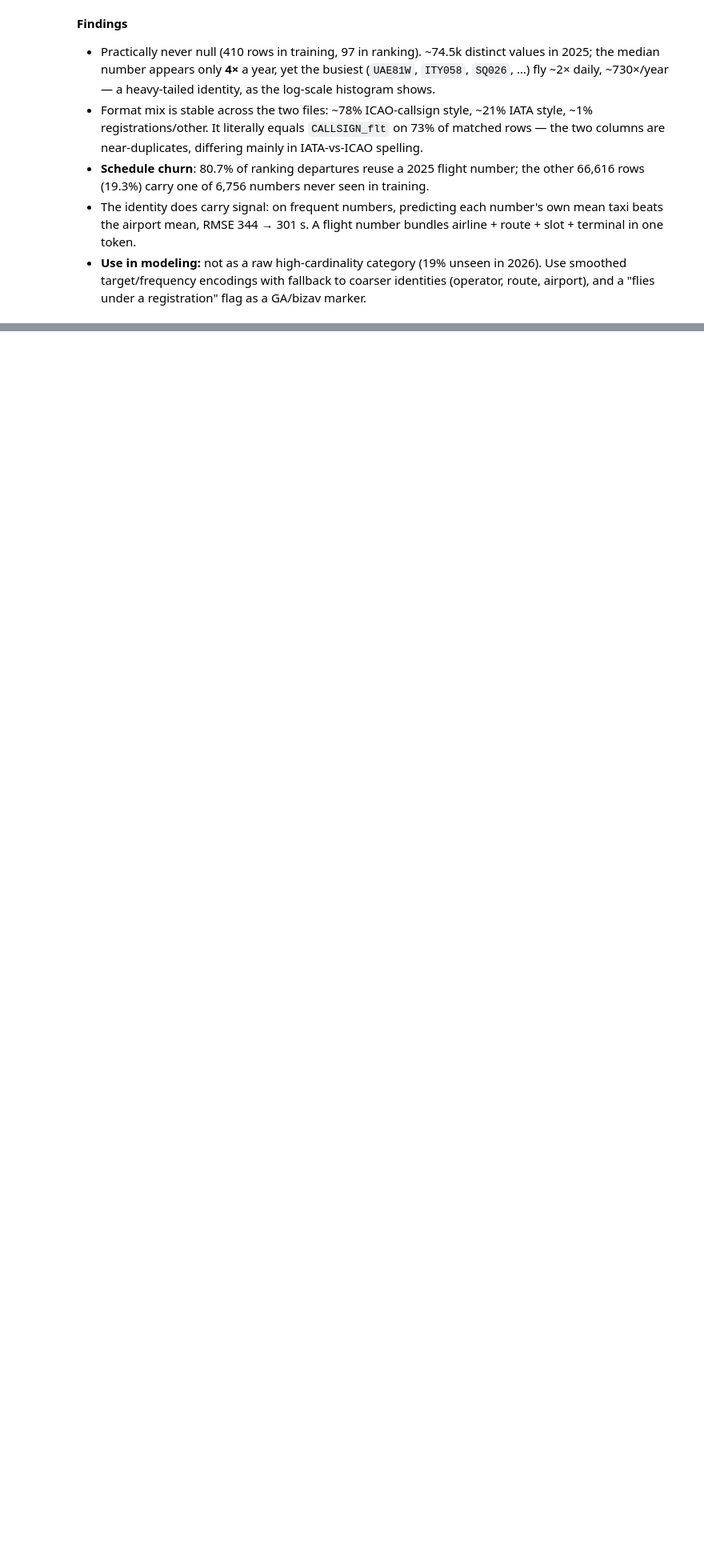
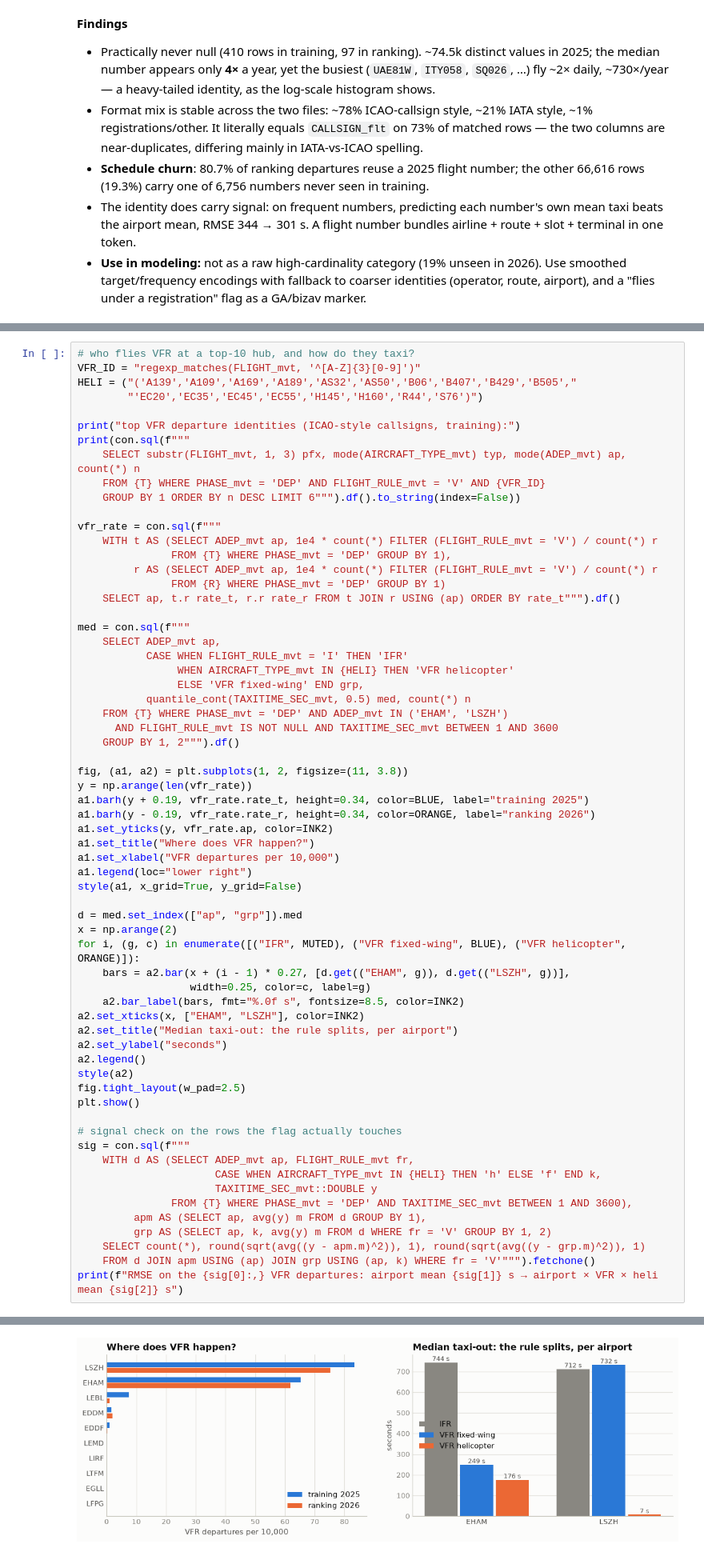
Before and after one commit to Goxmen/prc2026-unique-rose, a Jupyter notebook: eda/feature_sweep.ipynb, the cells around one changed output, grey strips where cells are left out. Shown at 80% size. Drawn from its saved outputs; the diff is of its cells as text; blank space fills up the shorter version.

```diff
--- a/eda/feature_sweep.ipynb
+++ b/eda/feature_sweep.ipynb
@@ -1200,0 +1282,65 @@ plt.show()
+# %%
+# who flies VFR at a top-10 hub, and how do they taxi?
+VFR_ID = "regexp_matches(FLIGHT_mvt, '^[A-Z]{3}[0-9]')"
+HELI = ("('A139','A109','A169','A189','AS32','AS50','B06','B407','B429','B505',"
+        "'EC20','EC35','EC45','EC55','H145','H160','R44','S76')")
+
+print("top VFR departure identities (ICAO-style callsigns, training):")
+print(con.sql(f"""
+    SELECT substr(FLIGHT_mvt, 1, 3) pfx, mode(AIRCRAFT_TYPE_mvt) typ, mode(ADEP_mvt) ap, count(*) n
+    FROM {T} WHERE PHASE_mvt = 'DEP' AND FLIGHT_RULE_mvt = 'V' AND {VFR_ID}
+    GROUP BY 1 ORDER BY n DESC LIMIT 6""").df().to_string(index=False))
+
+vfr_rate = con.sql(f"""
+    WITH t AS (SELECT ADEP_mvt ap, 1e4 * count(*) FILTER (FLIGHT_RULE_mvt = 'V') / count(*) r
+               FROM {T} WHERE PHASE_mvt = 'DEP' GROUP BY 1),
+         r AS (SELECT ADEP_mvt ap, 1e4 * count(*) FILTER (FLIGHT_RULE_mvt = 'V') / count(*) r
+               FROM {R} WHERE PHASE_mvt = 'DEP' GROUP BY 1)
+    SELECT ap, t.r rate_t, r.r rate_r FROM t JOIN r USING (ap) ORDER BY rate_t""").df()
+
+med = con.sql(f"""
+    SELECT ADEP_mvt ap,
+           CASE WHEN FLIGHT_RULE_mvt = 'I' THEN 'IFR'
+                WHEN AIRCRAFT_TYPE_mvt IN {HELI} THEN 'VFR helicopter'
+                ELSE 'VFR fixed-wing' END grp,
+           quantile_cont(TAXITIME_SEC_mvt, 0.5) med, count(*) n
+    FROM {T} WHERE PHASE_mvt = 'DEP' AND ADEP_mvt IN ('EHAM', 'LSZH')
+      AND FLIGHT_RULE_mvt IS NOT NULL AND TAXITIME_SEC_mvt BETWEEN 1 AND 3600
+    GROUP BY 1, 2""").df()
+
+fig, (a1, a2) = plt.subplots(1, 2, figsize=(11, 3.8))
+y = np.arange(len(vfr_rate))
+a1.barh(y + 0.19, vfr_rate.rate_t, height=0.34, color=BLUE, label="training 2025")
+a1.barh(y - 0.19, vfr_rate.rate_r, height=0.34, color=ORANGE, label="ranking 2026")
+a1.set_yticks(y, vfr_rate.ap, color=INK2)
+a1.set_title("Where does VFR happen?")
+a1.set_xlabel("VFR departures per 10,000")
+a1.legend(loc="lower right")
+style(a1, x_grid=True, y_grid=False)
+
+d = med.set_index(["ap", "grp"]).med
+x = np.arange(2)
+for i, (g, c) in enumerate([("IFR", MUTED), ("VFR fixed-wing", BLUE), ("VFR helicopter", ORANGE)]):
+    bars = a2.bar(x + (i - 1) * 0.27, [d.get(("EHAM", g)), d.get(("LSZH", g))],
+                  width=0.25, color=c, label=g)
+    a2.bar_label(bars, fmt="%.0f s", fontsize=8.5, color=INK2)
+a2.set_xticks(x, ["EHAM", "LSZH"], color=INK2)
+a2.set_title("Median taxi-out: the rule splits, per airport")
+a2.set_ylabel("seconds")
+a2.legend()
+style(a2)
+fig.tight_layout(w_pad=2.5)
+plt.show()
+
+# signal check on the rows the flag actually touches
+sig = con.sql(f"""
+    WITH d AS (SELECT ADEP_mvt ap, FLIGHT_RULE_mvt fr,
+                      CASE WHEN AIRCRAFT_TYPE_mvt IN {HELI} THEN 'h' ELSE 'f' END k,
+                      TAXITIME_SEC_mvt::DOUBLE y
+               FROM {T} WHERE PHASE_mvt = 'DEP' AND TAXITIME_SEC_mvt BETWEEN 1 AND 3600),
+         apm AS (SELECT ap, avg(y) m FROM d GROUP BY 1),
+         grp AS (SELECT ap, k, avg(y) m FROM d WHERE fr = 'V' GROUP BY 1, 2)
+    SELECT count(*), round(sqrt(avg((y - apm.m)^2)), 1), round(sqrt(avg((y - grp.m)^2)), 1)
+    FROM d JOIN apm USING (ap) JOIN grp USING (ap, k) WHERE fr = 'V'""").fetchone()
+print(f"RMSE on the {sig[0]:,} VFR departures: airport mean {sig[1]} s → airport × VFR × heli mean {sig[2]} s")
+# %% [output]
@@ -1200,0 +1355 @@ plt.show()
+[figure, added]
```
Also changed, not shown: parts of 30 cells of this notebook.
